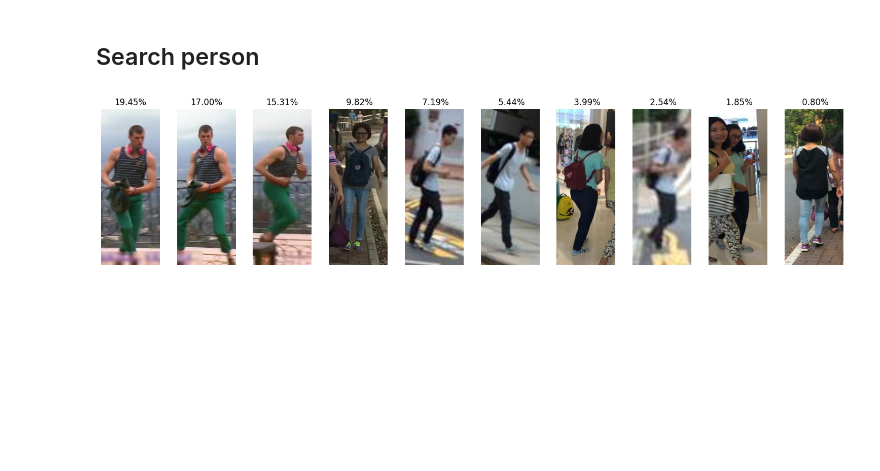
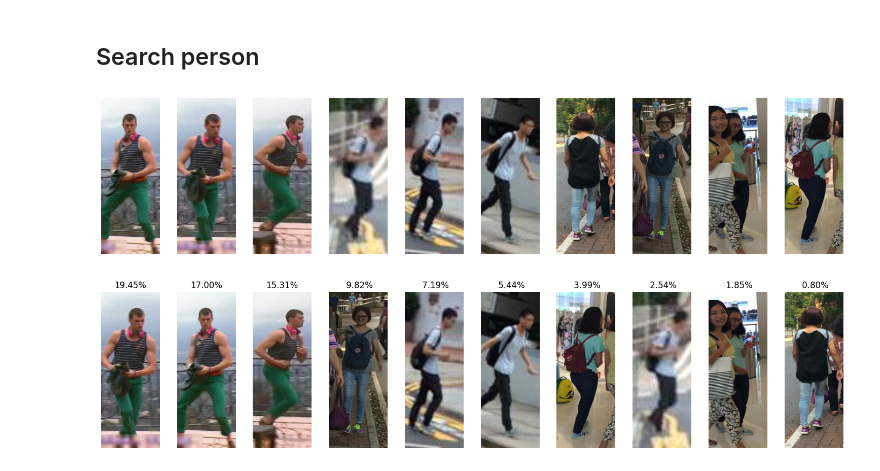
Before and after one commit to AwePhD/IRRA, a Jupyter notebook: notebooks/demo.ipynb, the cells around one changed output. Saved outputs shown, nothing was run; the diff lists cells and outputs as text; code cells hidden in the pictures; blank space fills up the shorter version.

Commit message:
notebooks: demo add gallery

```diff
--- a/notebooks/demo.ipynb
+++ b/notebooks/demo.ipynb
@@ -89,6 +89,10 @@ def perform_search(caption: str, gallery: torch.Tensor):
         plt.title(f"{similarities[rank]:6.2%}")
         plt.axis('off')
     plt.show()
+# %%
+display_gallery(gallery_imgs)
+# %% [output]
+[figure, added]
 # %%
 perform_search('a boy with a pink headset', gallery)
 # %% [output]
```
